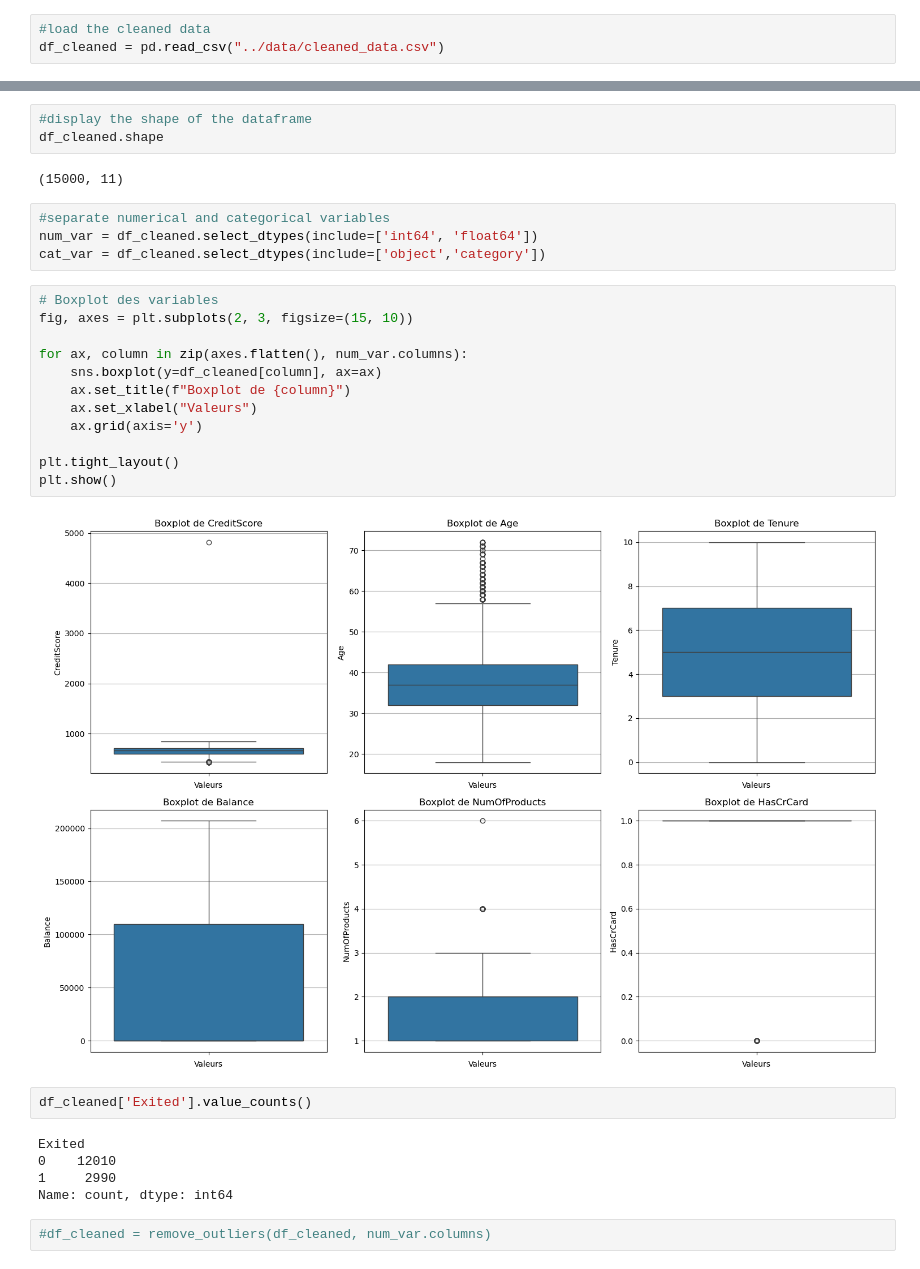
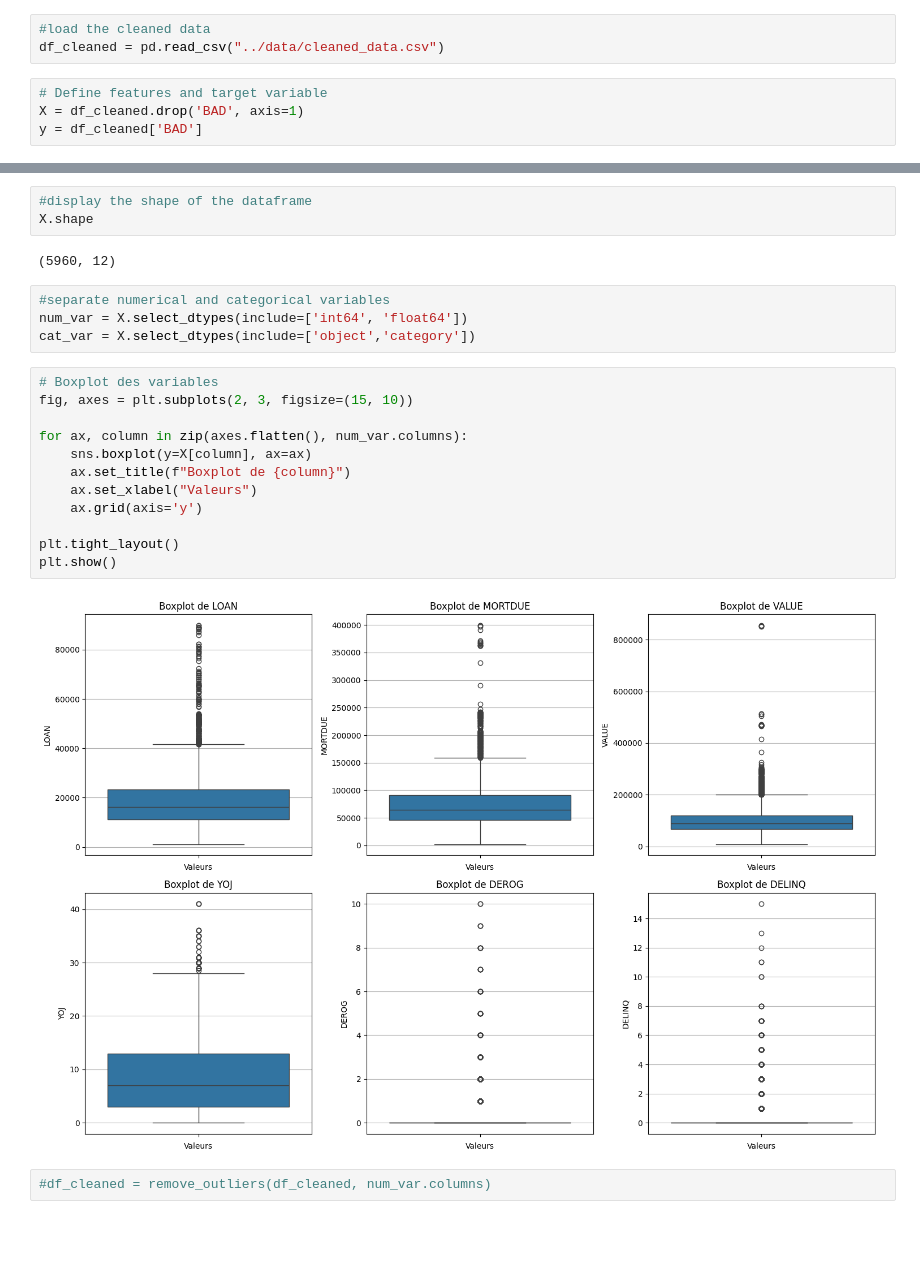
Before and after one commit to Bilelly/Credit-Scoring-Default-Risk-Prediction-for-Home-Equity-Loans, a Jupyter notebook: notebooks/02_data_preprocessing.ipynb, the cells around one changed output, grey strips where cells are left out. Drawn from its saved outputs; the diff is of its cells as text; blank space fills up the shorter version.

```diff
--- a/notebooks/02_data_preprocessing.ipynb
+++ b/notebooks/02_data_preprocessing.ipynb
@@ -15,5 +22,9 @@ from RemoveOutliers import remove_outliers
 # %%
 #load the cleaned data
 df_cleaned = pd.read_csv("../data/cleaned_data.csv")
+# %%
+# Define features and target variable
+X = df_cleaned.drop('BAD', axis=1)
+y = df_cleaned['BAD']
 # %%
 #display the first few rows of the dataframe
@@ -28,32 +39,25 @@ df_cleaned.head()
 # %%
 #display the shape of the dataframe
-df_cleaned.shape
+X.shape
 # %% [output]
-(15000, 11)
+(5960, 12)
 # %%
 #separate numerical and categorical variables
-num_var = df_cleaned.select_dtypes(include=['int64', 'float64'])
-cat_var = df_cleaned.select_dtypes(include=['object','category'])
+num_var = X.select_dtypes(include=['int64', 'float64'])
+cat_var = X.select_dtypes(include=['object','category'])
 # %%
 # Boxplot des variables
 fig, axes = plt.subplots(2, 3, figsize=(15, 10))
 
 for ax, column in zip(axes.flatten(), num_var.columns):
-    sns.boxplot(y=df_cleaned[column], ax=ax)
+    sns.boxplot(y=X[column], ax=ax)
     ax.set_title(f"Boxplot de {column}")
     ax.set_xlabel("Valeurs")
     ax.grid(axis='y')
 
 plt.tight_layout()
 plt.show()
 # %% [output]
-[figure, old version]
+[figure, new version]
-# %%
-df_cleaned['Exited'].value_counts()
-# %% [output]
-Exited
-0    12010
-1     2990
-Name: count, dtype: int64
 # %%
 #df_cleaned = remove_outliers(df_cleaned, num_var.columns)
```
Also changed, not shown: parts of 9 cells of this notebook, 6 other files.
